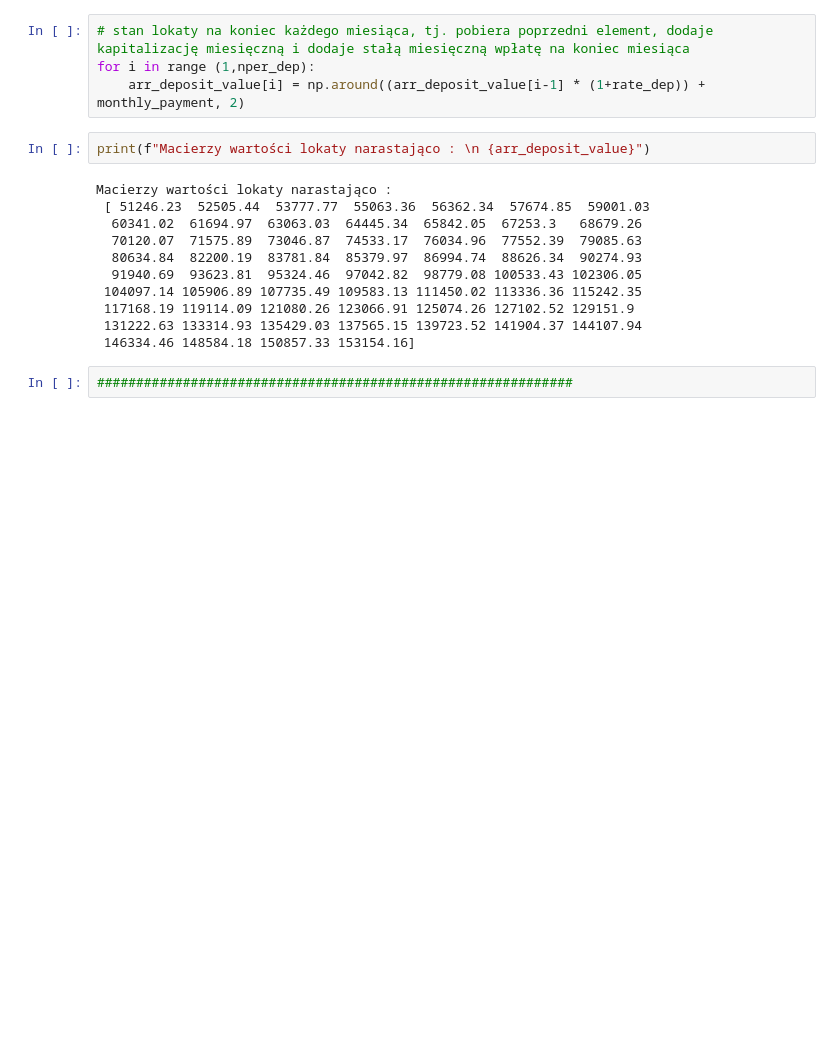
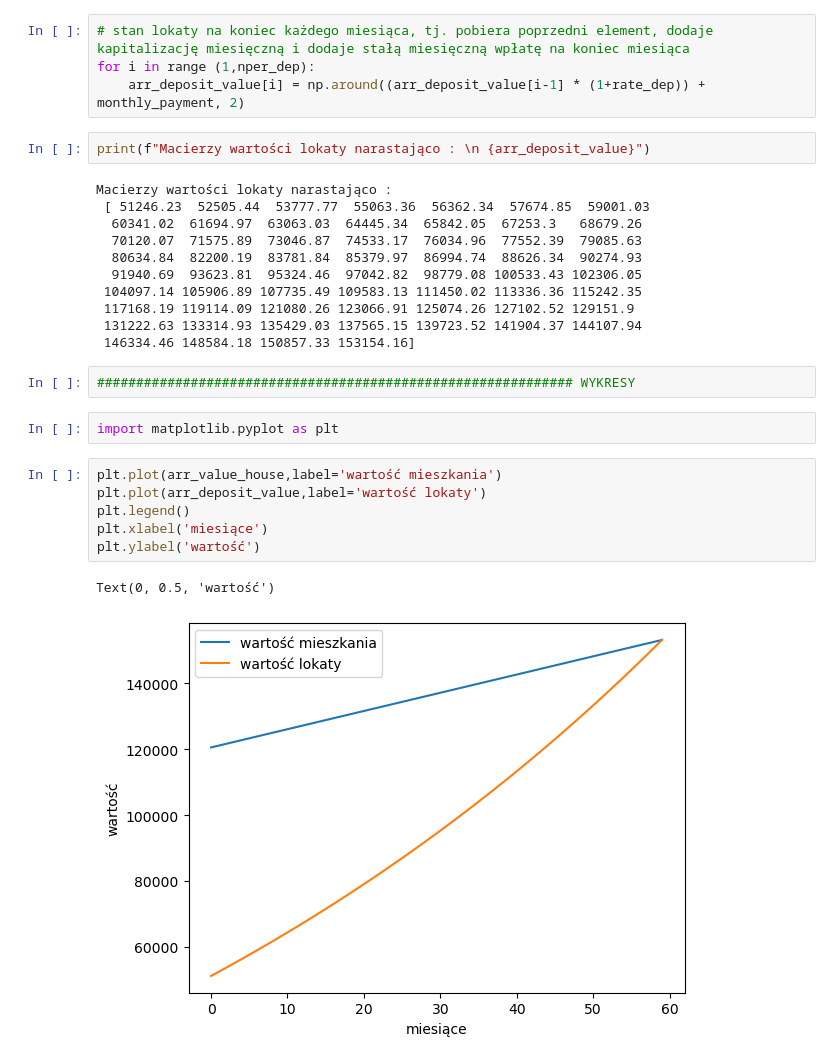
Before and after one commit to RafalSota/7_6_zadanie, a Jupyter notebook: 7_6_CaseStudy.ipynb, the cells around one changed output. Saved outputs shown, nothing was run; the diff lists cells and outputs as text; blank space fills up the shorter version.

Commit message:
add chart

```diff
--- a/7_6_CaseStudy.ipynb
+++ b/7_6_CaseStudy.ipynb
@@ -113,4 +113,15 @@ Macierzy wartości lokaty narastająco :
  131222.63 133314.93 135429.03 137565.15 139723.52 141904.37 144107.94
  146334.46 148584.18 150857.33 153154.16]
 # %%
-#############################################################
+############################################################# WYKRESY
+# %%
+import matplotlib.pyplot as plt
+# %%
+plt.plot(arr_value_house,label='wartość mieszkania')
+plt.plot(arr_deposit_value,label='wartość lokaty')
+plt.legend()
+plt.xlabel('miesiące')
+plt.ylabel('wartość')
+# %% [output]
+Text(0, 0.5, 'wartość')
+[figure, added]
```
